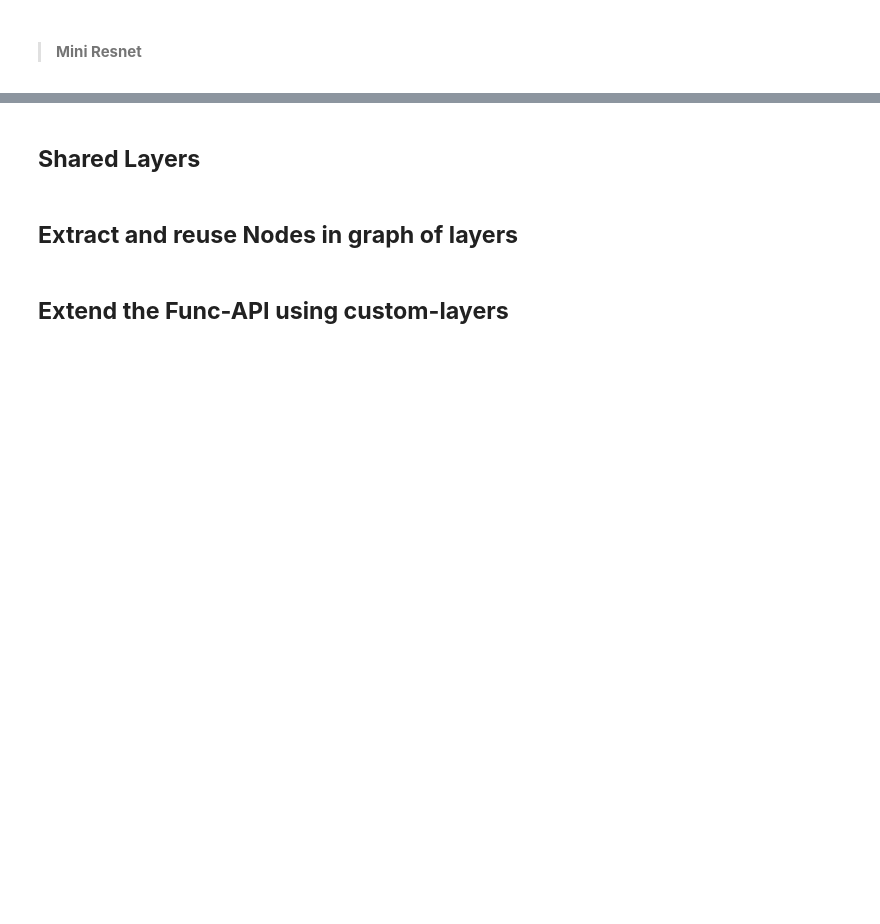
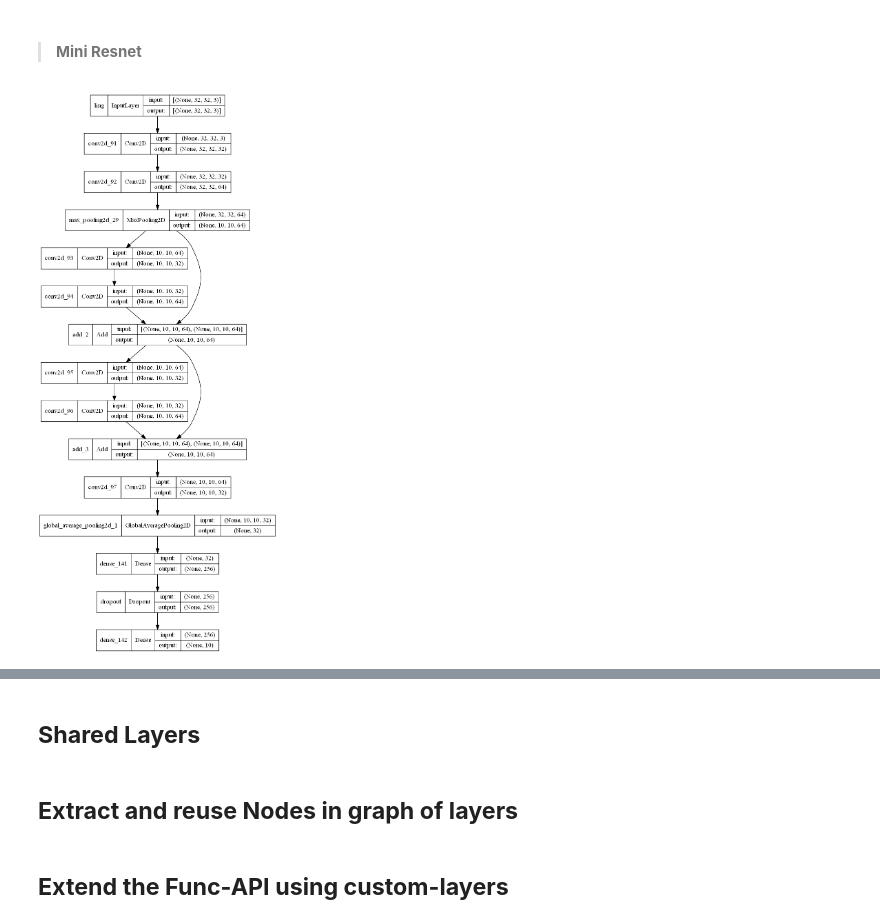
Before and after one commit to MQasim1218/Tensorflow-Guide-practice, a Jupyter notebook: K2_FunctionalModel.ipynb, the cells around one changed output, grey strips where cells are left out. Cells and saved outputs as stored; diff of their text form; code cells hidden in the pictures; blank space fills up the shorter version.

Commit message:
done with toy resnet

```diff
--- a/K2_FunctionalModel.ipynb
+++ b/K2_FunctionalModel.ipynb
@@ -483,0 +497,30 @@ Epoch 1/20
+# %%
+inp = tfk.Input(shape=(32, 32, 3), name='Img')
+
+# Block 1
+ten = lyrs.Conv2D(32, 3, activation='relu', padding='same')(inp)
+ten = lyrs.Conv2D(64, 3, activation='relu', padding='same')(ten)
+bl_1 = lyrs.MaxPooling2D(3)(ten)
+
+# Block 2
+ten = lyrs.Conv2D(32, 3, activation='relu', padding='same')(bl_1)
+ten = lyrs.Conv2D(64, 3, activation='relu', padding='same')(ten)
+bl_2 = lyrs.add([ten, bl_1])
+
+# Block 3
+ten = lyrs.Conv2D(32, 3, activation='relu', padding='same')(bl_2)
+ten = lyrs.Conv2D(64, 3, activation='relu', padding='same')(ten)
+bl_3 = lyrs.add([ten, bl_2])
+
+ten = lyrs.Conv2D(32, 3, activation='relu', padding='same')(bl_3)
+# ten = lyrs.Conv2D(64, 3, activation='relu', padding='same')(ten)
+ten = lyrs.GlobalAveragePooling2D()(ten)
+ten = lyrs.Dense(256, activation=acts.elu)(ten)
+ten = lyrs.Dropout(0.4)(ten)
+
+output = lyrs.Dense(10, activation='relu')(ten)
+
+Model_MiniResnet = tfk.Model(inputs= inp, outputs= output, name='ToyResnet.png')
+tfk.utils.plot_model(Model_MiniResnet, 'Mini_Resnet.png', show_shapes=True)
+# %% [output]
+[figure, added]
```
Also changed, not shown: parts of 6 cells of this notebook, 2 other files.
